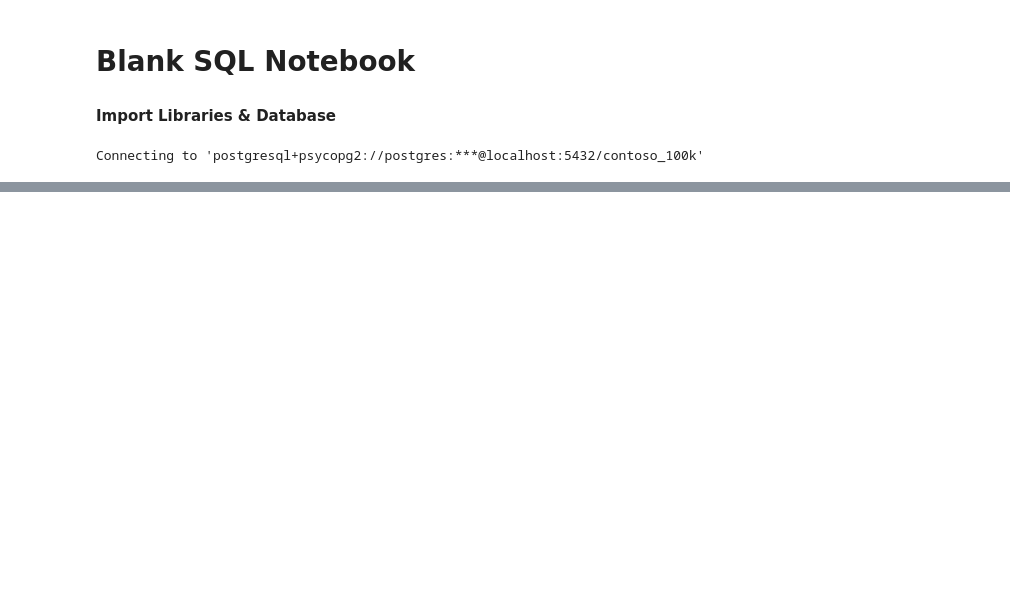
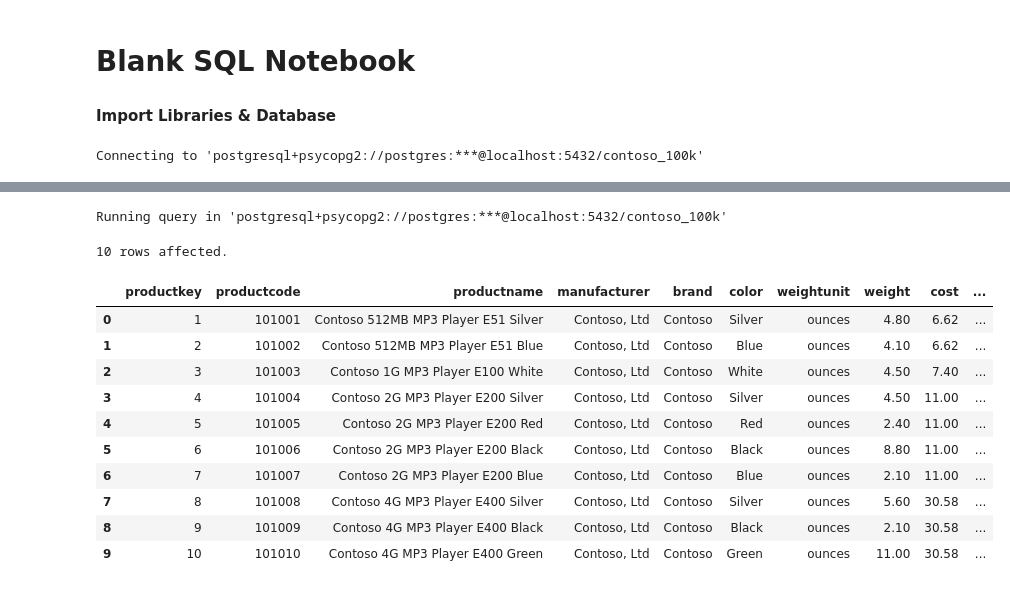
Before and after one commit to zianazir10/zianazir10, a Jupyter notebook: Resources/Blank_SQL_Notebook.ipynb, the cells around one changed output, grey strips where cells are left out. Saved outputs shown, nothing was run; the diff lists cells and outputs as text; code cells hidden in the pictures; blank space fills up the shorter version.

```diff
--- a/Resources/Blank_SQL_Notebook.ipynb
+++ b/Resources/Blank_SQL_Notebook.ipynb
@@ -61,0 +96,18 @@ UsageError: Cell magic `%%sql` not found.
+# %%
+%%sql
+
+SELECT * FROM product LIMIT 10
+# %% [output]
+Running query in 'postgresql+psycopg2://postgres:***@localhost:5432/contoso_100k'
+10 rows affected.
+|  | productkey | productcode | productname | manufacturer | brand | color | weightunit | weight | cost | ... |
+| 0 | 1 | 101001 | Contoso 512MB MP3 Player E51 Silver | Contoso, Ltd | Contoso | Silver | ounces | 4.80 | 6.62 | ... |
+| 1 | 2 | 101002 | Contoso 512MB MP3 Player E51 Blue | Contoso, Ltd | Contoso | Blue | ounces | 4.10 | 6.62 | ... |
+| 2 | 3 | 101003 | Contoso 1G MP3 Player E100 White | Contoso, Ltd | Contoso | White | ounces | 4.50 | 7.40 | ... |
+| 3 | 4 | 101004 | Contoso 2G MP3 Player E200 Silver | Contoso, Ltd | Contoso | Silver | ounces | 4.50 | 11.00 | ... |
+| 4 | 5 | 101005 | Contoso 2G MP3 Player E200 Red | Contoso, Ltd | Contoso | Red | ounces | 2.40 | 11.00 | ... |
+| 5 | 6 | 101006 | Contoso 2G MP3 Player E200 Black | Contoso, Ltd | Contoso | Black | ounces | 8.80 | 11.00 | ... |
+| 6 | 7 | 101007 | Contoso 2G MP3 Player E200 Blue | Contoso, Ltd | Contoso | Blue | ounces | 2.10 | 11.00 | ... |
+| 7 | 8 | 101008 | Contoso 4G MP3 Player E400 Silver | Contoso, Ltd | Contoso | Silver | ounces | 5.60 | 30.58 | ... |
+| 8 | 9 | 101009 | Contoso 4G MP3 Player E400 Black | Contoso, Ltd | Contoso | Black | ounces | 2.10 | 30.58 | ... |
+| 9 | 10 | 101010 | Contoso 4G MP3 Player E400 Green | Contoso, Ltd | Contoso | Green | ounces | 11.00 | 30.58 | ... |
```
Also changed, not shown: parts of 12 cells of this notebook.
